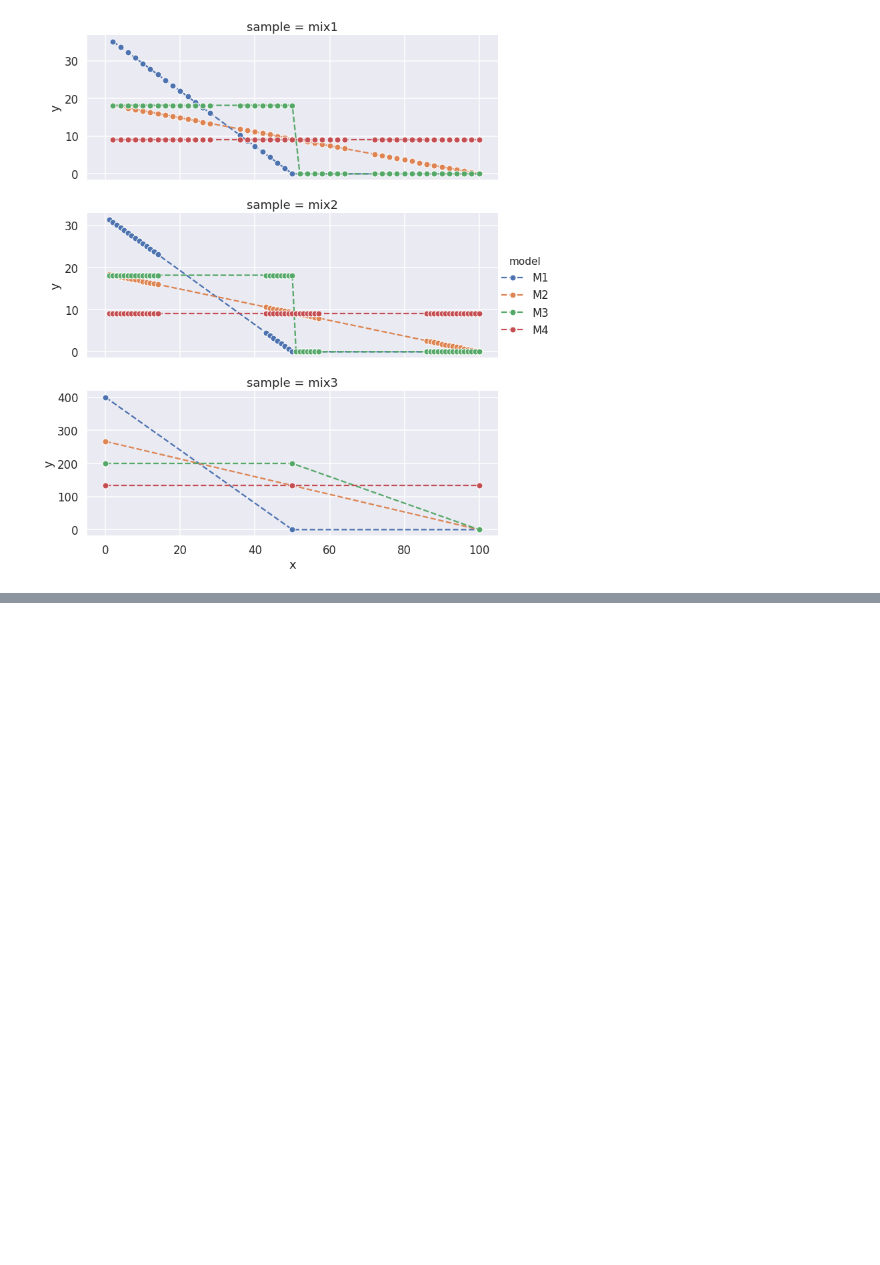
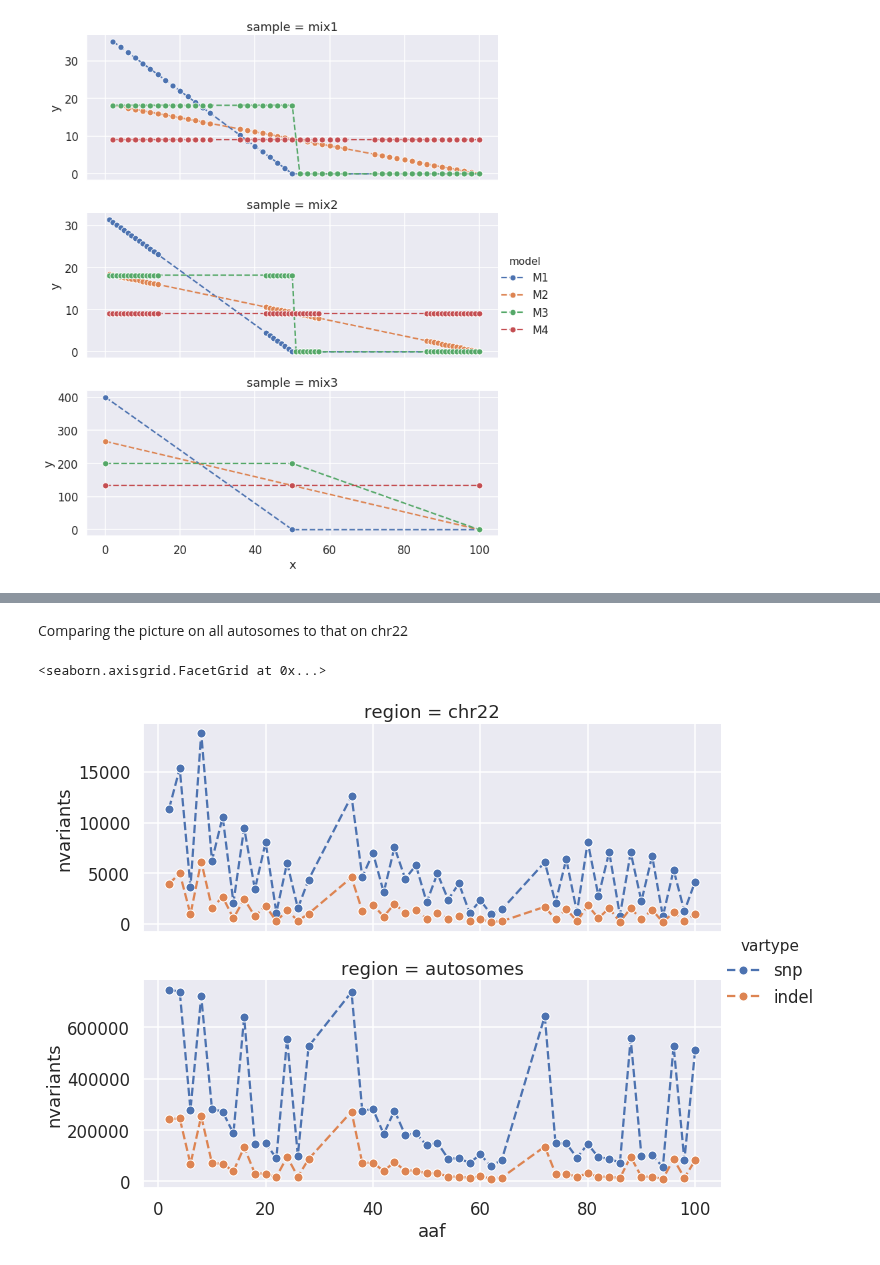
Before and after one commit to attilagk/BSM-research, a Jupyter notebook: notebook/2019-04-04-truth-sets-aaf/2019-04-04-truth-sets-aaf.ipynb, the cells around one changed output, grey strips where cells are left out. Saved outputs shown, nothing was run; the diff lists cells and outputs as text; code cells hidden in the pictures; blank space fills up the shorter version.

```diff
--- a/notebook/2019-04-04-truth-sets-aaf/2019-04-04-truth-sets-aaf.ipynb
+++ b/notebook/2019-04-04-truth-sets-aaf/2019-04-04-truth-sets-aaf.ipynb
@@ -213,0 +230,9 @@ fg
+# %% [markdown]
+Comparing the picture on all autosomes to that on chr22
+# %%
+fg = sns.FacetGrid(data=nvariants.loc[nvariants['sample'] == 'mix1', :], row='region', hue='vartype', sharey=False, aspect=2.5, height=4)
+fg = fg.map(plt.plot, 'aaf', 'nvariants', marker='o', markeredgecolor='white', linestyle='dashed')
+fg.add_legend()
+# %% [output]
+<seaborn.axisgrid.FacetGrid at 0x...>
+[figure, added]
```
Also changed, not shown: parts of 3 cells of this notebook, 4 other files.
